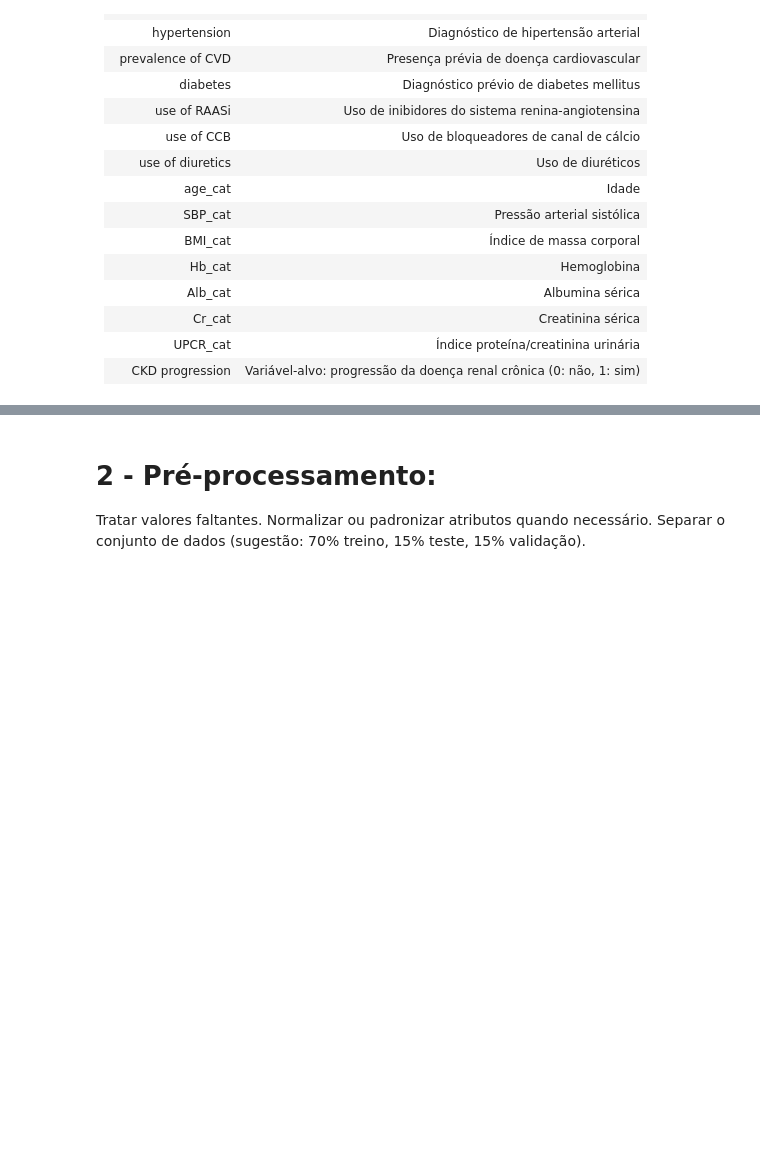
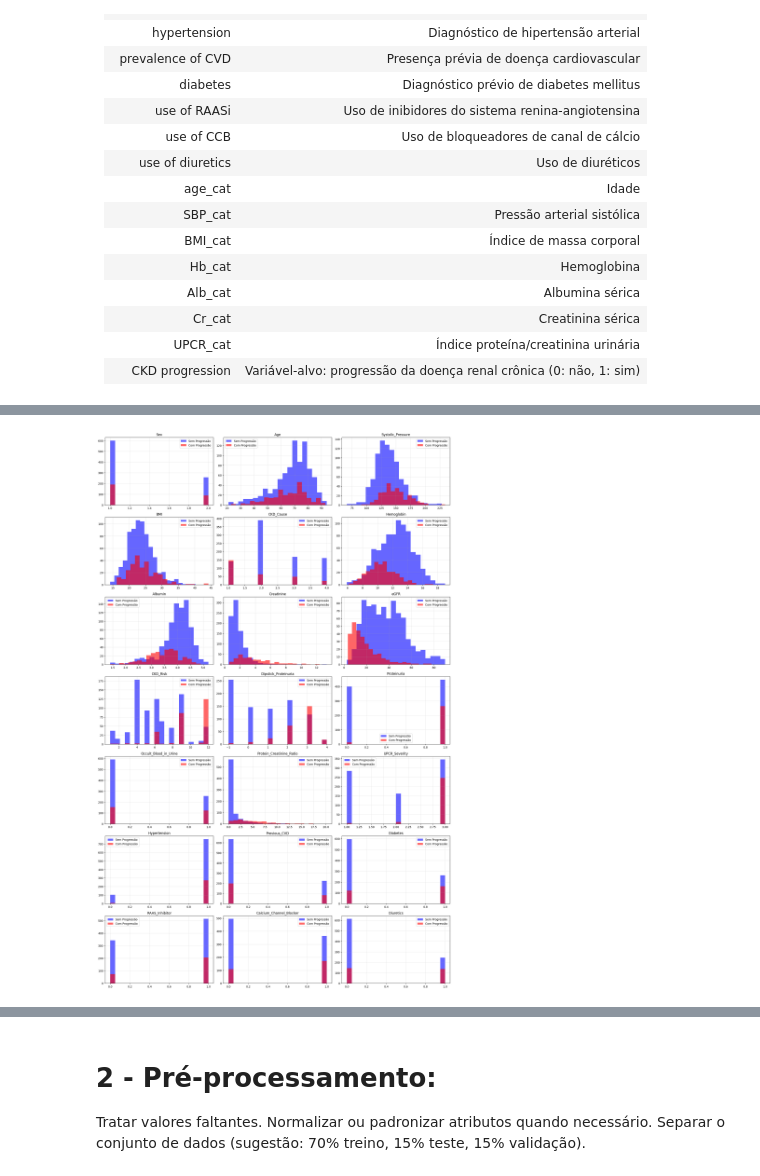
Before and after one commit to gustavoadutra/ia-trab2-ckd, a Jupyter notebook: main.ipynb, the cells around one changed output, grey strips where cells are left out. Cells and saved outputs as stored; diff of their text form; code cells hidden in the pictures; blank space fills up the shorter version.

```diff
--- a/main.ipynb
+++ b/main.ipynb
@@ -27,0 +252,27 @@ Realizar análise estatística dos atributos (médias, desvios, valores faltante
+# %%
+# Plotar histogramas para cada variável em cols, separados por CKD_Progression
+n_cols = 3
+n_rows = math.ceil(len(cols) / n_cols)
+fig, axes = plt.subplots(n_rows, n_cols, figsize=(6 * n_cols, 4 * n_rows))
+axes = axes.flatten()
+
+for idx, col in enumerate(cols[:-1]):
+	if col == 'CKD_Progression':
+		continue  # Não faz sentido plotar histograma da variável alvo
+	# Remover valores nulos para cada grupo
+	data0 = df[df['CKD_Progression'] == 0][col].dropna()
+	data1 = df[df['CKD_Progression'] == 1][col].dropna()
+	axes[idx].hist(data0, bins=20, alpha=0.6, label='Sem Progressão', color='blue')
+	axes[idx].hist(data1, bins=20, alpha=0.6, label='Com Progressão', color='red')
+	axes[idx].set_title(col)
+	axes[idx].legend()
+	axes[idx].grid(True, alpha=0.3)
+
+# Remove eixos extras
+for j in range(idx + 1, len(axes)):
+	fig.delaxes(axes[j])
+
+plt.tight_layout()
+plt.show()
+# %% [output]
+[figure, added]
```
Also changed, not shown: parts of 32 cells of this notebook.
